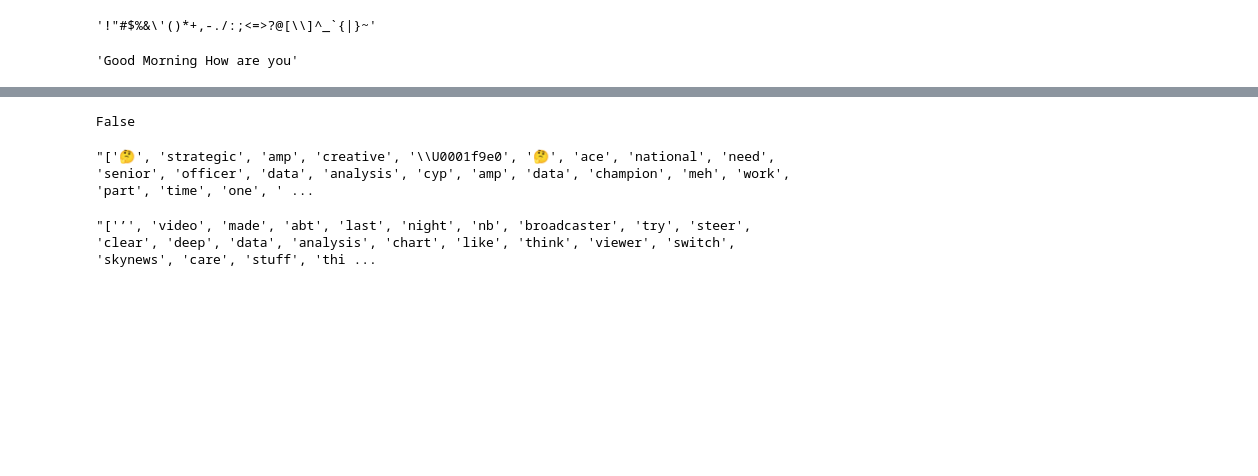
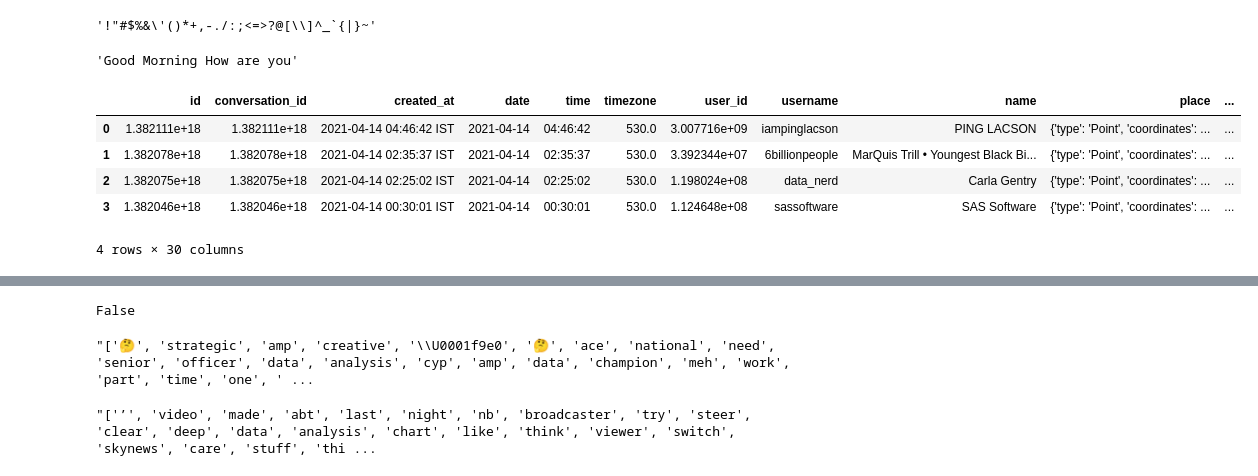
Before and after one commit to yesidc/MLinPractice, a Jupyter notebook: Untitled.ipynb, the cells around one changed output, grey strips where cells are left out. Saved outputs shown, nothing was run; the diff lists cells and outputs as text; code cells hidden in the pictures; blank space fills up the shorter version.

Commit message:
preprocess and doc update
missing data has been taken care of.

Documentation has been updated. Some more work to do, add exampleas nad
screenshots.

for evaluation: decission yet has to be made.

```diff
--- a/Untitled.ipynb
+++ b/Untitled.ipynb
@@ -26,3 +26,15 @@ remove_punctuation(" Good Morning!How are you? ",regular_punct)
 'Good Morning How are you'
 # %%
 df = pd.read_csv("data/preprocessing/preprocessed.csv")
+# %%
+df.fillna(method = 'ffill', inplace = True)
+df.fillna(method = 'bfill', inplace = True)
+# %%
+df.head(4)
+# %% [output]
+|  | id | conversation_id | created_at | date | time | timezone | user_id | username | name | place | ... |
+| 0 | 1.382111e+18 | 1.382111e+18 | 2021-04-14 04:46:42 IST | 2021-04-14 | 04:46:42 | 530.0 | 3.007716e+09 | iampinglacson | PING LACSON | {'type': 'Point', 'coordinates': ... | ... |
+| 1 | 1.382078e+18 | 1.382078e+18 | 2021-04-14 02:35:37 IST | 2021-04-14 | 02:35:37 | 530.0 | 3.392344e+07 | 6billionpeople | MarQuis Trill • Youngest Black Bi... | {'type': 'Point', 'coordinates': ... | ... |
+| 2 | 1.382075e+18 | 1.382075e+18 | 2021-04-14 02:25:02 IST | 2021-04-14 | 02:25:02 | 530.0 | 1.198024e+08 | data_nerd | Carla Gentry | {'type': 'Point', 'coordinates': ... | ... |
+| 3 | 1.382046e+18 | 1.382046e+18 | 2021-04-14 00:30:01 IST | 2021-04-14 | 00:30:01 | 530.0 | 1.124648e+08 | sassoftware | SAS Software | {'type': 'Point', 'coordinates': ... | ... |
+4 rows × 30 columns
```
Also changed, not shown: parts of 5 cells of this notebook, 3 other files.
